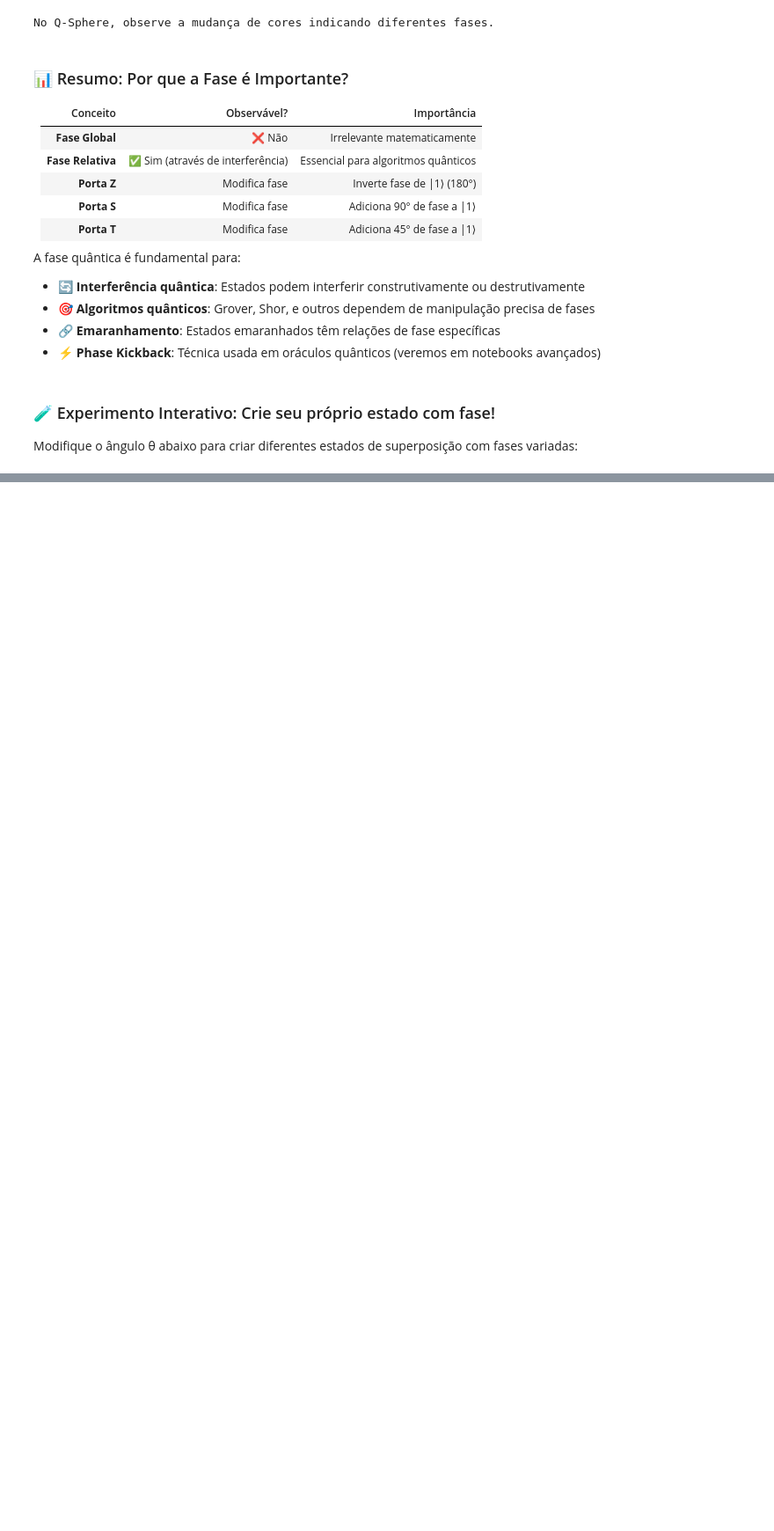
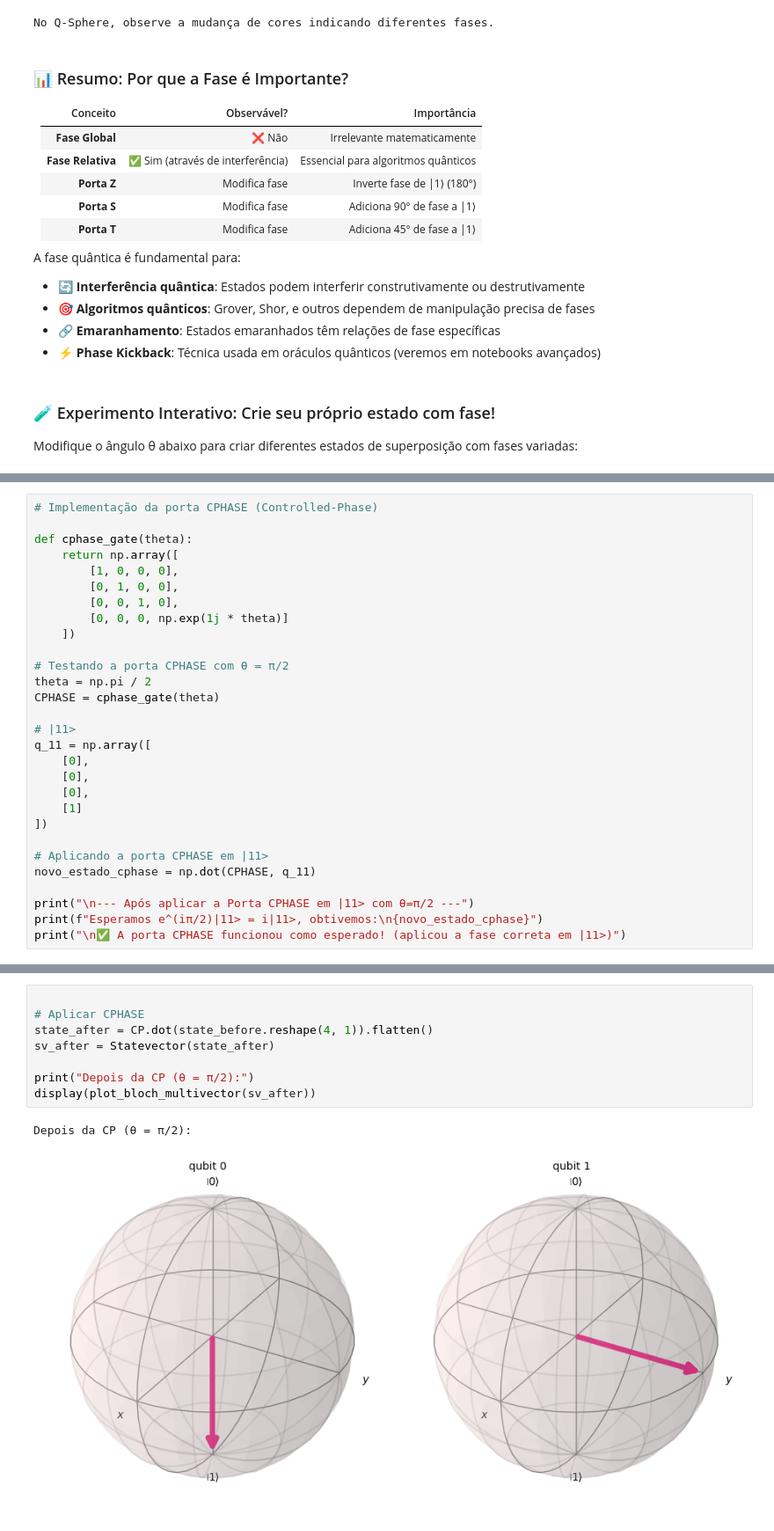
Before and after one commit to maxwellamaral/quantum, a Jupyter notebook: notebooks/00b-phases.ipynb, the cells around one changed output, grey strips where cells are left out. Shown at 88% size. Drawn from its saved outputs; the diff is of its cells as text; blank space fills up the shorter version.

```diff
--- a/notebooks/00b-phases.ipynb
+++ b/notebooks/00b-phases.ipynb
@@ -266,0 +297,29 @@ Q-Sphere - Fase θ = 45°:
+# %%
+# Implementação da porta CPHASE (Controlled-Phase)
+
+def cphase_gate(theta):
+    return np.array([
+        [1, 0, 0, 0],
+        [0, 1, 0, 0],
+        [0, 0, 1, 0],
+        [0, 0, 0, np.exp(1j * theta)]
+    ])
+
+# Testando a porta CPHASE com θ = π/2
+theta = np.pi / 2
+CPHASE = cphase_gate(theta)
+
+# |11>
+q_11 = np.array([
+    [0],
+    [0],
+    [0],
+    [1]
+])
+
+# Aplicando a porta CPHASE em |11>
+novo_estado_cphase = np.dot(CPHASE, q_11)
+
+print("\n--- Após aplicar a Porta CPHASE em |11> com θ=π/2 ---")
+print(f"Esperamos e^(iπ/2)|11> = i|11>, obtivemos:\n{novo_estado_cphase}")
+print("\n✅ A porta CPHASE funcionou como esperado! (aplicou a fase correta em |11>)")
@@ -266,0 +437,11 @@ Q-Sphere - Fase θ = 45°:
+# %%
+
+# Aplicar CPHASE
+state_after = CP.dot(state_before.reshape(4, 1)).flatten()
+sv_after = Statevector(state_after)
+
+print("Depois da CP (θ = π/2):")
+display(plot_bloch_multivector(sv_after))
+# %% [output]
+Depois da CP (θ = π/2):
+[figure, added]
```
Also changed, not shown: parts of 15 cells of this notebook.
